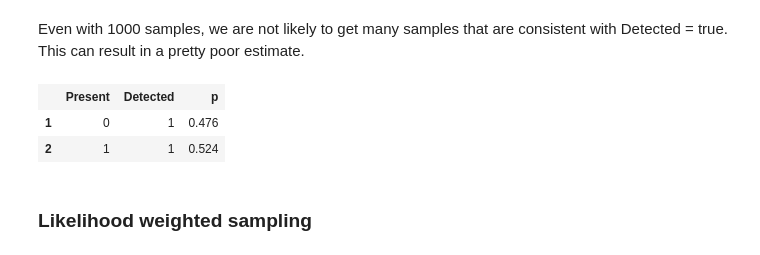
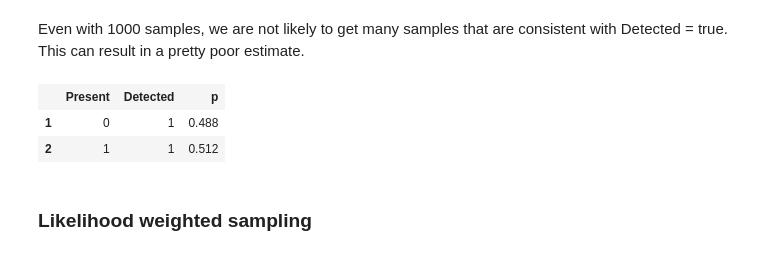
Before and after one commit to sisl/aa228-notebook, a Jupyter notebook: 03-Inference.ipynb, the cells around one changed output. Cells and saved outputs as stored; diff of their text form; code cells hidden in the pictures.

```diff
--- a/03-Inference.ipynb
+++ b/03-Inference.ipynb
@@ -282,11 +300,11 @@ sum(data[:Detected] .== 1)
 # %% [markdown]
 Even with 1000 samples, we are not likely to get many samples that are consistent with Detected = true. This can result in a pretty poor estimate.
 # %%
-estimate(rand(b, 1000, Assignment(:Detected=>true), 100000000))
+estimate(rand(b, 1000, :Detected=>true, max_nsamples=100000000))
 # %% [output]
 |  | Present | Detected | p |
-| 1 | 0 | 1 | 0.476 |
-| 2 | 1 | 1 | 0.524 |
+| 1 | 0 | 1 | 0.488 |
+| 2 | 1 | 1 | 0.512 |
 # %% [markdown]
 ### Likelihood weighted sampling
 # %%
```
Also changed, not shown: parts of 12 cells of this notebook, 3 other files.
